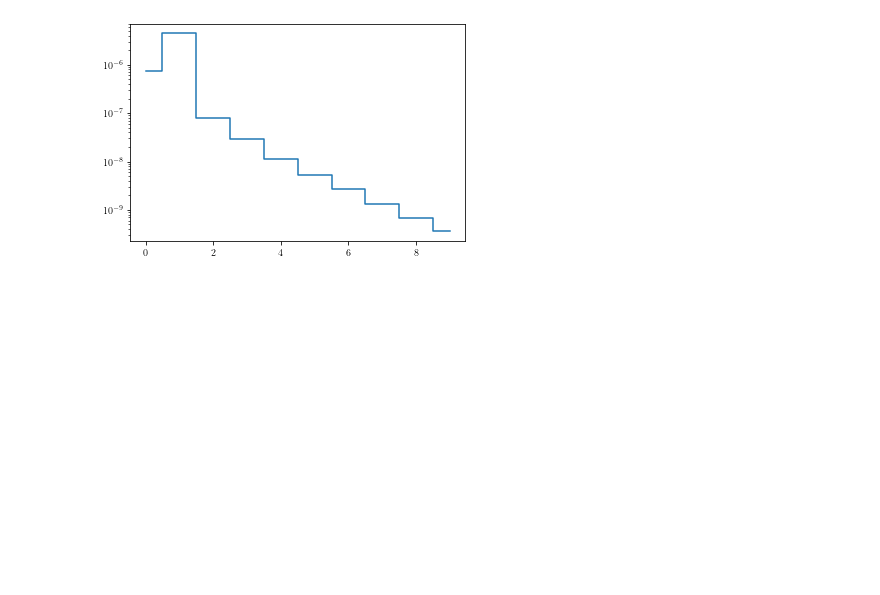
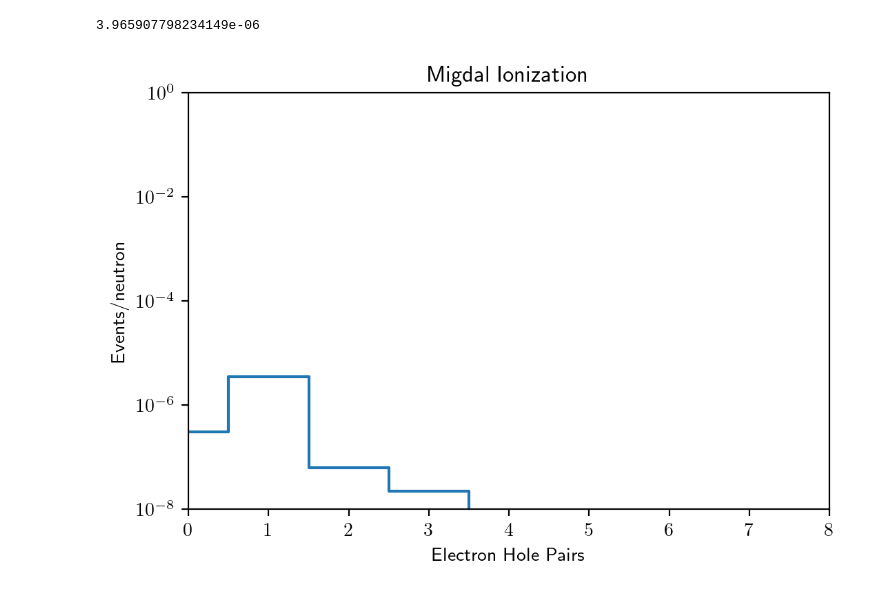
Before and after one commit to Duncan-Adams/MigdalCalc, a Jupyter notebook: Si_lowE.ipynb, the cells around one changed output. Saved outputs shown, nothing was run; the diff lists cells and outputs as text; code cells hidden in the pictures; blank space fills up the shorter version.

```diff
--- a/Si_lowE.ipynb
+++ b/Si_lowE.ipynb
@@ -26,6 +29,13 @@ def energy_distribution(Lumi):
     norm = integrate.quad(Lumi, 1, 100, limit=100,points=Lumi.x)[0]
 
     return lambda E: 1/(norm)*Lumi(E)
+
+def power_law(Lumi):
+    ED = energy_distribution(Lumi)
+    power_law_slope = (np.log(ED(50)) - np.log(ED(1)))/(np.log(50))
+    power_law_start = ED(1)
+
+    return lambda E: (E/(power_law_start))**(power_law_slope)
 # %%
 #This is to combine the spectra together
 def dR_dDeltaE_combined(migdal, Lumi, Ei_min, Ei_max, flux_factor=1, method='elf-ibe'):
@@ -62,11 +105,21 @@ def dR_dDeltaE_combined(migdal, Lumi, Ei_min, Ei_max, flux_factor=1, method='elf
 # %%
 Si_migdal = mc.migdalcalc(target="Si-28", nuclear_data_name="jeff33")
+A = Si_migdal.A
 # %%
 spec_20 = Si_migdal.dR_dDeltaE_HS(20, method='elf-ibe')
 spec_40 = Si_migdal.dR_dDeltaE_HS(40, method='elf-ibe')
 spec_60 = Si_migdal.dR_dDeltaE_HS(60, method='elf-ibe')
 
-dE_range = np.geomspace(1, 100, 1000)
+En_max = 1000
+#Want an En_max that gives a max E_el = 1 eV
+E_el_max = 100
+En_max = E_el_max*(A+1)**2/(4*A)
+print(En_max)
+
+dE_range = np.geomspace(1, kin.DeltaE_Max(28, En_max), 1000)
+En_range = np.geomspace(1, En_max, 1000)
+Enr_range = np.geomspace(1e-6, 4*kin.E0(28, En_max), 1000)
+print(kin.DeltaE_Max(En_max, 28))
 
 plt.plot(dE_range, spec_20(dE_range), label='20 eV')
 plt.plot(dE_range, spec_40(dE_range), label='40 eV')
@@ -89,8 +157,8 @@ density =  4.99e22 #per cubic cm
 barns_to_cm2 = 1e-24
 xsec_to_events_per_nuetron = density*thickness*barns_to_cm2
 # %%
-spec20x20 = dR_dDeltaE_combined(Si_migdal, Lumi20x20, 1, 100, flux_factor=xsec_to_events_per_nuetron, method='elf-ibe')
-spec100x100 = dR_dDeltaE_combined(Si_migdal, Lumi100x100, 1, 100, flux_factor=xsec_to_events_per_nuetron, method='elf-ibe')
+spec20x20 = dR_dDeltaE_combined(Si_migdal, Lumi20x20, 1, En_max, flux_factor=xsec_to_events_per_nuetron, method='elf-ibe')
+spec100x100 = dR_dDeltaE_combined(Si_migdal, Lumi100x100, 1, En_max, flux_factor=xsec_to_events_per_nuetron, method='elf-ibe')
 # %%
 plt.plot(dE_range, spec20x20(dE_range), label="STS-20x20")
 plt.plot(dE_range, spec100x100(dE_range), label="STS-100x100")
@@ -106,8 +174,15 @@ plt.show()
 # %%
 n20x20, r20x20 = ion.Si_electron_spectrum(spec20x20, 0, start_bin=0, number_of_bins=10)
+print(np.sum(r20x20))
 
 plt.step(n20x20, r20x20, where='mid')
 plt.yscale('log')
+plt.ylim(1e-8, 1)
+plt.xlim(0, 8)
+plt.xlabel("Electron Hole Pairs")
+plt.ylabel("Events/neutron")
+plt.title("Migdal Ionization")
 plt.show()
 # %% [output]
+3.965907798234149e-06
-[figure, old version]
+[figure, new version]
```
Also changed, not shown: parts of 6 cells of this notebook, 19 other files.
